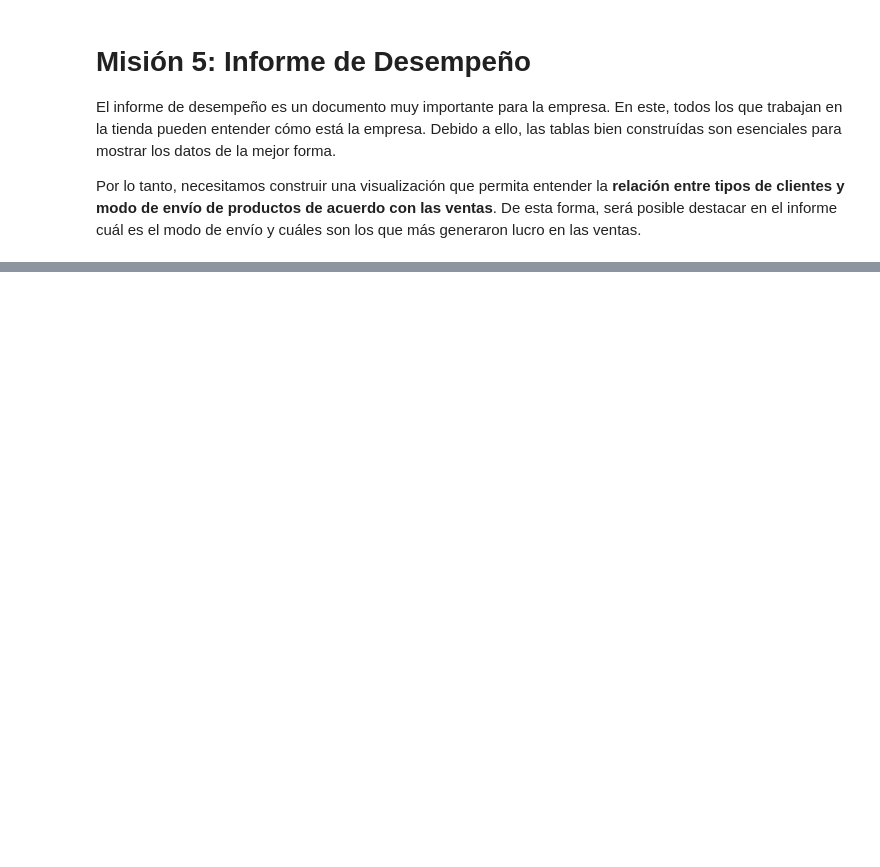
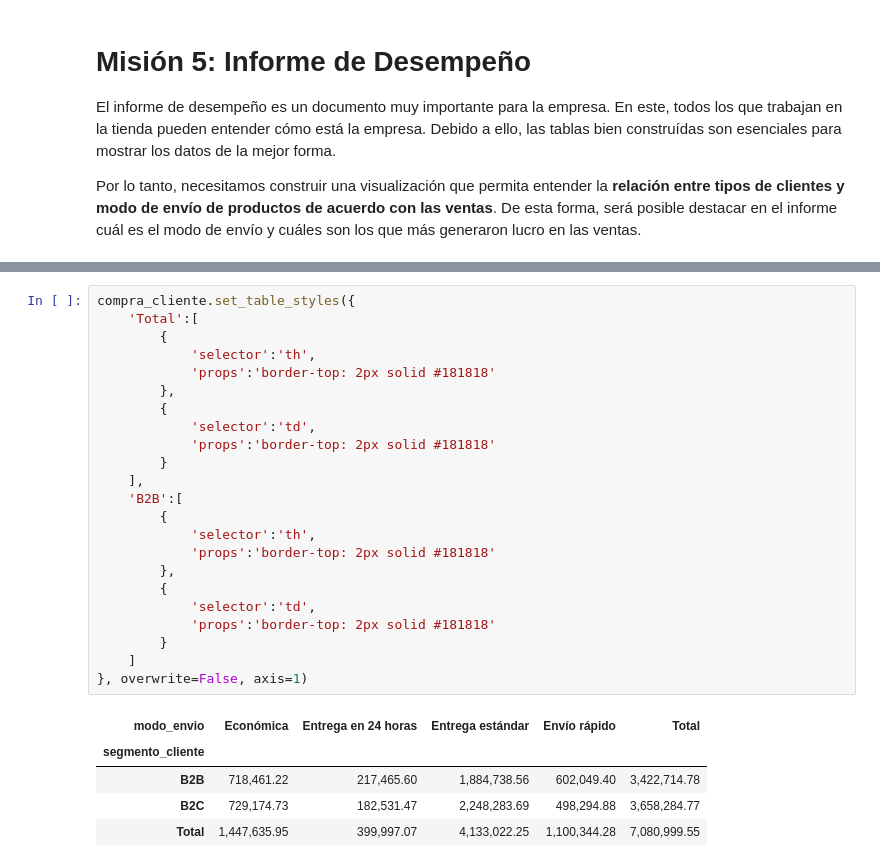
Before and after one commit to lstredel/Estelizacion-de-Tablas, a Jupyter notebook: Estilizacion_de_tablas.ipynb, the cells around one changed output, grey strips where cells are left out. Drawn from its saved outputs; the diff is of its cells as text; blank space fills up the shorter version.

```diff
--- a/Estilizacion_de_tablas.ipynb
+++ b/Estilizacion_de_tablas.ipynb
@@ -512,0 +558,29 @@ Por lo tanto, necesitamos construir una visualización que permita entender la *
+# %%
+compra_cliente.set_table_styles({
+    'Total':[
+        {
+            'selector':'th',
+            'props':'border-top: 2px solid #181818'
+        },
+        {
+            'selector':'td',
+            'props':'border-top: 2px solid #181818'
+        }
+    ],
+    'B2B':[
+        {
+            'selector':'th',
+            'props':'border-top: 2px solid #181818'
+        },
+        {
+            'selector':'td',
+            'props':'border-top: 2px solid #181818'
+        }
+    ]
+}, overwrite=False, axis=1)
+# %% [output]
+| modo_envio | Económica | Entrega en 24 horas | Entrega estándar | Envío rápido | Total |
+| segmento_cliente |  |  |  |  |  |
+| B2B | 718,461.22 | 217,465.60 | 1,884,738.56 | 602,049.40 | 3,422,714.78 |
+| B2C | 729,174.73 | 182,531.47 | 2,248,283.69 | 498,294.88 | 3,658,284.77 |
+| Total | 1,447,635.95 | 399,997.07 | 4,133,022.25 | 1,100,344.28 | 7,080,999.55 |
```
Also changed, not shown: parts of 7 cells of this notebook.
